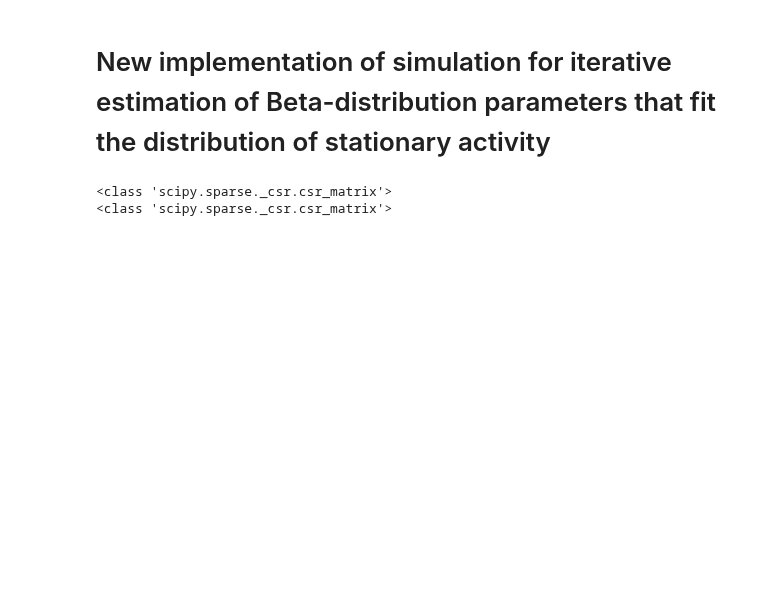
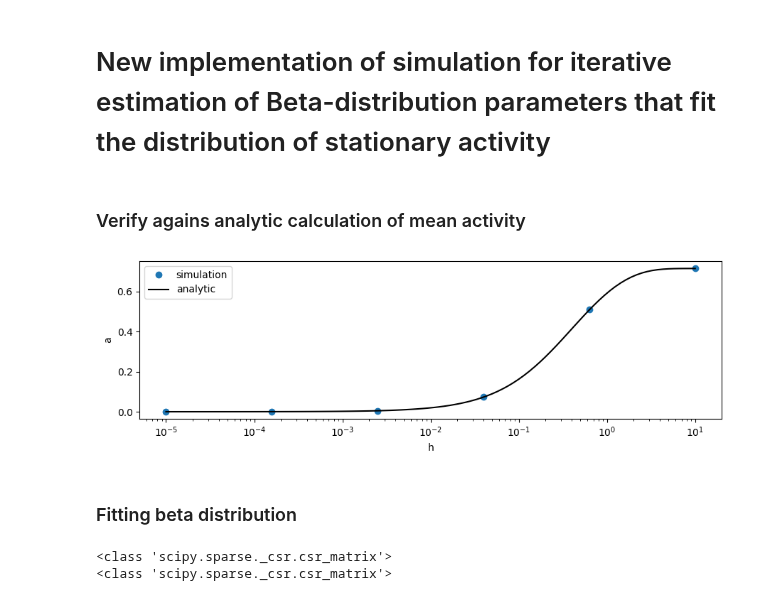
Before and after one commit to sahelazizpour/Finite-Observation-Dynamic-Range, a Jupyter notebook: 0_update/simulation.ipynb, the cells around one changed output. Drawn from its saved outputs; the diff is of its cells as text; code cells hidden in the pictures; blank space fills up the shorter version.

```diff
--- a/0_update/simulation.ipynb
+++ b/0_update/simulation.ipynb
@@ -42,3 +43,49 @@ def step(x, w, p_h, rng):
         # add spikes to x (if already spiked this will remain 1)
         x[id_nonzero[id_spike]] = 1
     return x
+# %% [markdown]
+### Verify agains analytic calculation of mean activity
+# %%
+N=int(1e4)
+K=100
+list_h=np.logspace(-5,1,6)
+mu=0.2
+dt=1
+# prepare for reset in loop
+p_h = external_spiking_probability(N, mu, 0, seed=1234, dt=1)
+# recurrent coupling fixed
+lambda_ = 0.9
+w = coupling_weights(N, K, lambda_, seed=1234)
+
+# run simulations
+T = 10000
+T_burn = 1000
+list_a = np.zeros_like(list_h)
+rng = np.random.default_rng(1234)
+for (i,h) in tqdm(enumerate(list_h)):
+    p_h = external_spiking_probability(N, mu, h, seed=1234, dt=1)
+    activity = np.zeros(T)
+    x = np.zeros(N)
+    for t in range(T):
+        x = step(x, w, p_h, rng)
+        activity[t] = np.mean(x)
+    list_a[i] = np.mean(activity[T_burn:])
+# %%
+def a(h, mu, lambda_, dt=1):
+    return mu*(1-np.exp(-h*dt))/(1-lambda_*(1-mu)-lambda_*mu*np.exp(-h*dt))
+
+list_h_ana = np.logspace(-5,1,100)
+list_a_ana = [a(h, mu, lambda_) for h in list_h_ana]
+
+plt.figure(figsize=(9,3))
+plt.plot(list_h_ana, list_a_ana, '-', label='analytic', color='black')
+plt.plot(list_h, list_a, 'o', label='simulation')
+plt.xscale('log')
+plt.xlabel('h')
+plt.ylabel('a')
+plt.legend()
+plt.tight_layout()
+# %% [output]
+[figure, added]
+# %% [markdown]
+### Fitting beta distribution
```
Also changed, not shown: parts of 5 cells of this notebook, 1 other file.
